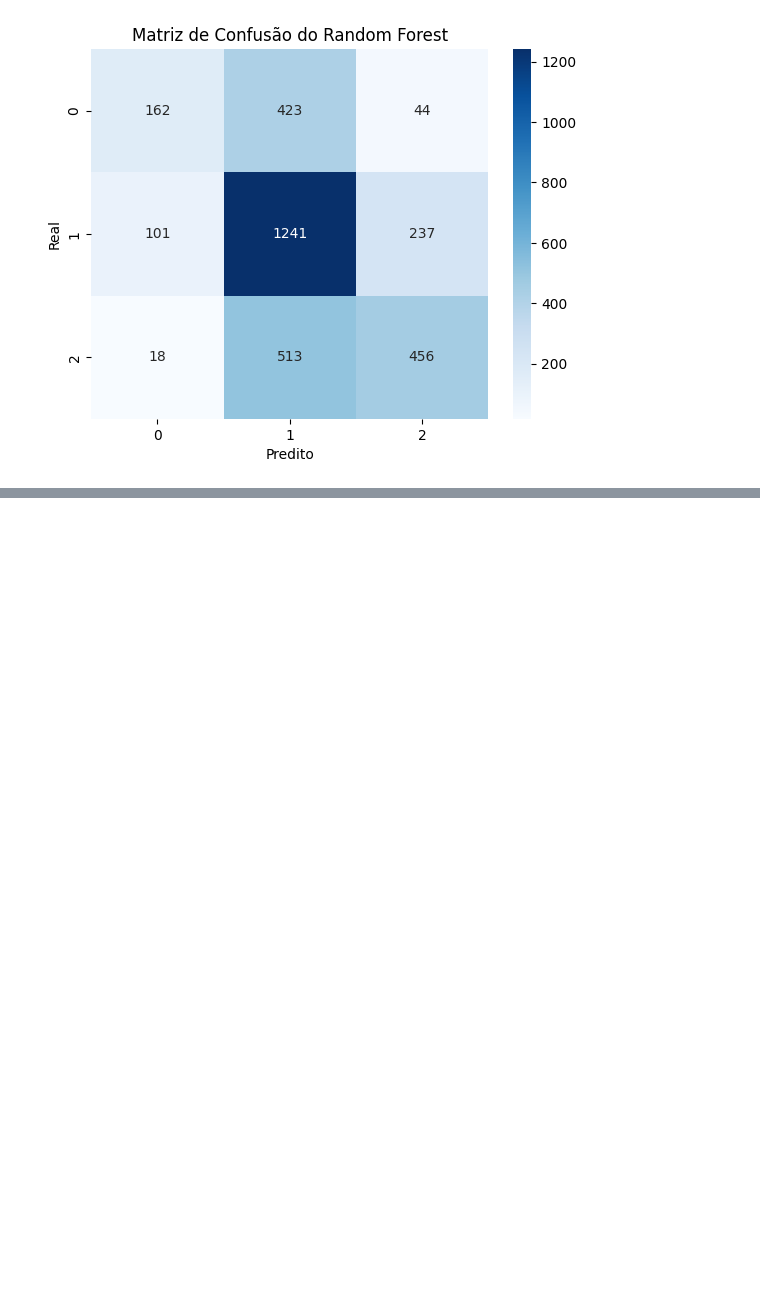
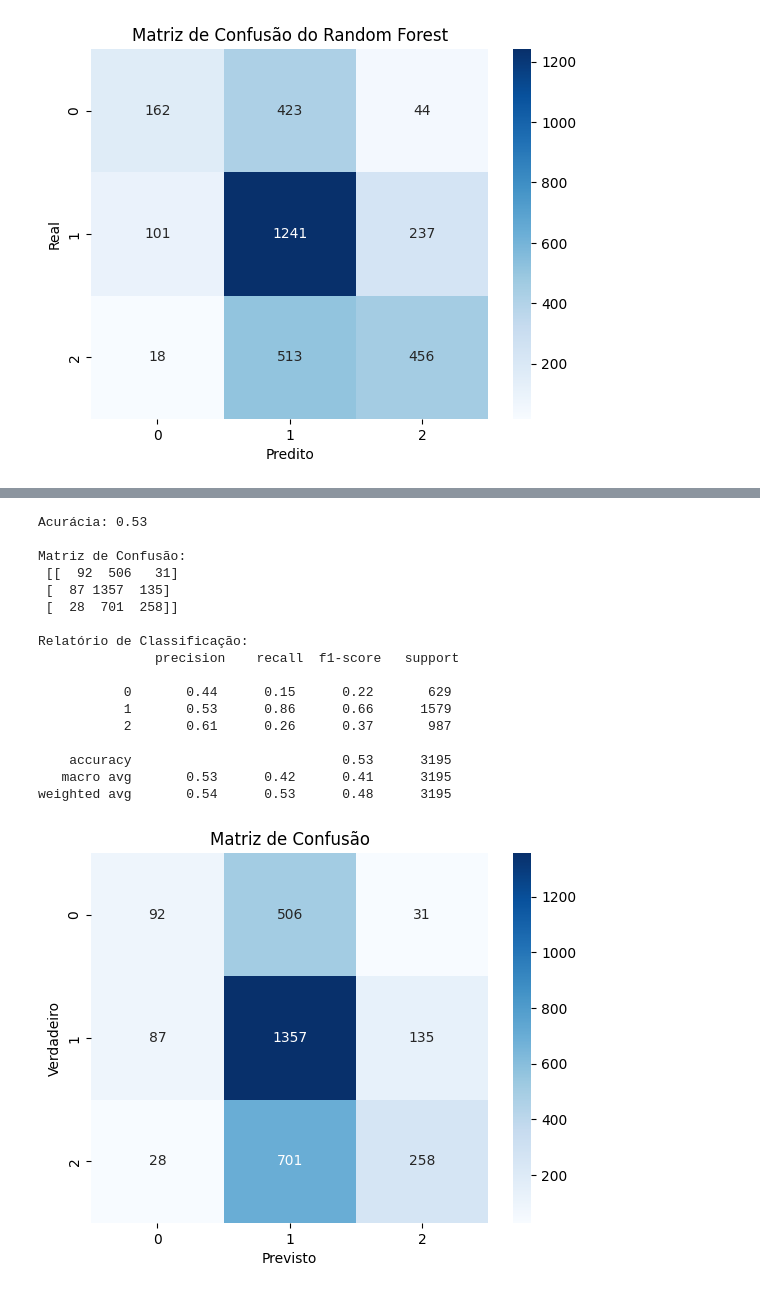
Before and after one commit to AyrllanP/PISI-3, a Jupyter notebook: Classificacao.ipynb, the cells around one changed output, grey strips where cells are left out. Saved outputs shown, nothing was run; the diff lists cells and outputs as text; code cells hidden in the pictures; blank space fills up the shorter version.

```diff
--- a/Classificacao.ipynb
+++ b/Classificacao.ipynb
@@ -507,0 +604,41 @@ Matriz de Confusão:
+# %%
+# Treinando o modelo KNN
+knn = KNeighborsClassifier(n_neighbors=20)
+knn.fit(X_train, y_train)
+
+# Previsões
+y_pred = knn.predict(X_test)
+
+# Avaliando o modelo
+accuracy = accuracy_score(y_test, y_pred)
+conf_matrix = confusion_matrix(y_test, y_pred)
+class_report = classification_report(y_test, y_pred)
+
+# Exibindo as métricas de avaliação
+print(f"Acurácia: {accuracy:.2f}")
+print("\nMatriz de Confusão:\n", conf_matrix)
+print("\nRelatório de Classificação:\n", class_report)
+sns.heatmap(conf_matrix, annot=True, fmt='d', cmap='Blues')
+plt.title("Matriz de Confusão")
+plt.xlabel("Previsto")
+plt.ylabel("Verdadeiro")
+plt.show()
+# %% [output]
+Acurácia: 0.53
+
+Matriz de Confusão:
+ [[  92  506   31]
+ [  87 1357  135]
+ [  28  701  258]]
+
+Relatório de Classificação:
+               precision    recall  f1-score   support
+
+           0       0.44      0.15      0.22       629
+           1       0.53      0.86      0.66      1579
+           2       0.61      0.26      0.37       987
+
+    accuracy                           0.53      3195
+   macro avg       0.53      0.42      0.41      3195
+weighted avg       0.54      0.53      0.48      3195
+[figure, added]
```
Also changed, not shown: parts of 17 cells of this notebook.
